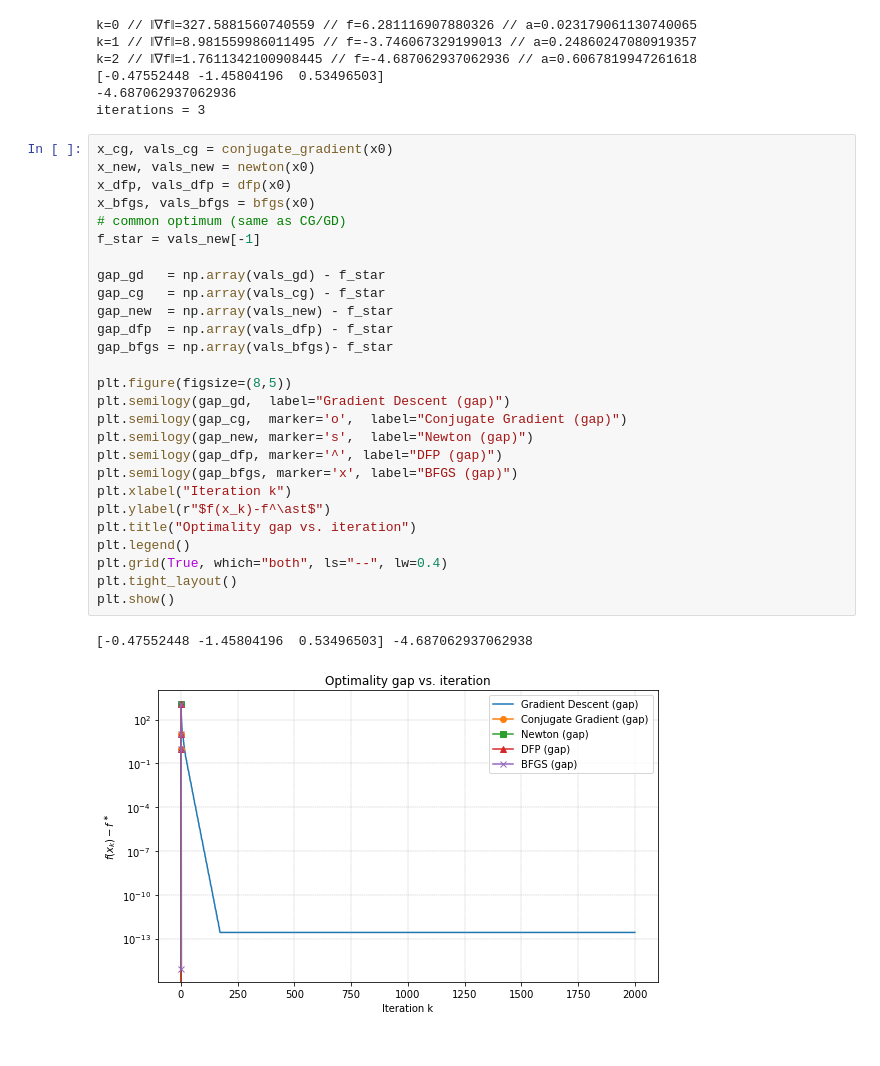
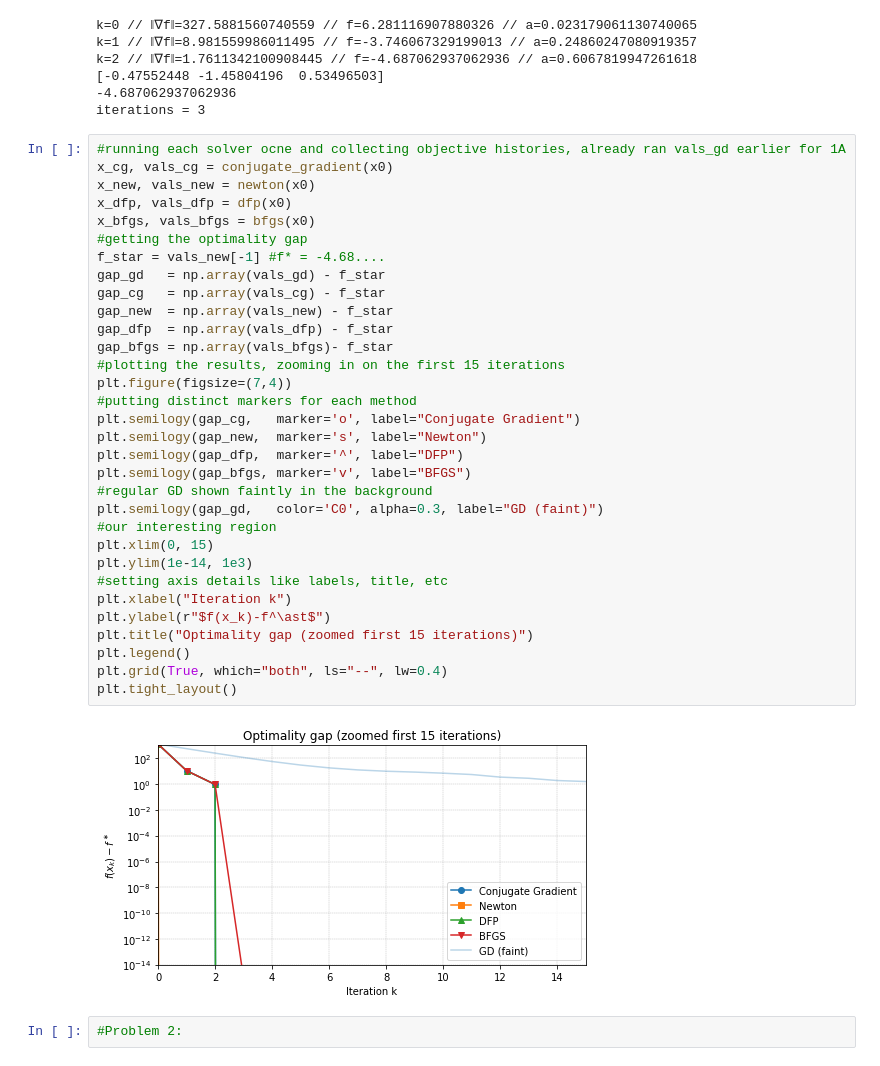
Before and after one commit to rohancodescs/learningML, a Jupyter notebook: MSML604/hw7.ipynb, the cells around one changed output. Cells and saved outputs as stored; diff of their text form.

Commit message:
done problem 1

```diff
--- a/MSML604/hw7.ipynb
+++ b/MSML604/hw7.ipynb
@@ -216,32 +215,38 @@ k=2 // ‖∇f‖=1.7611342100908445 // f=-4.687062937062936 // a=0.606781994726
 -4.687062937062936
 iterations = 3
 # %%
+#running each solver ocne and collecting objective histories, already ran vals_gd earlier for 1A
 x_cg, vals_cg = conjugate_gradient(x0)
 x_new, vals_new = newton(x0)
 x_dfp, vals_dfp = dfp(x0)
 x_bfgs, vals_bfgs = bfgs(x0)
-# common optimum (same as CG/GD)
-f_star = vals_new[-1]
-
+#getting the optimality gap
+f_star = vals_new[-1] #f* = -4.68....
 gap_gd   = np.array(vals_gd) - f_star
 gap_cg   = np.array(vals_cg) - f_star
 gap_new  = np.array(vals_new) - f_star
 gap_dfp  = np.array(vals_dfp) - f_star
 gap_bfgs = np.array(vals_bfgs)- f_star
-
-plt.figure(figsize=(8,5))
-plt.semilogy(gap_gd,  label="Gradient Descent (gap)")
-plt.semilogy(gap_cg,  marker='o',  label="Conjugate Gradient (gap)")
-plt.semilogy(gap_new, marker='s',  label="Newton (gap)")
-plt.semilogy(gap_dfp, marker='^', label="DFP (gap)")
-plt.semilogy(gap_bfgs, marker='x', label="BFGS (gap)")
+#plotting the results, zooming in on the first 15 iterations
+plt.figure(figsize=(7,4))
+#putting distinct markers for each method
+plt.semilogy(gap_cg,   marker='o', label="Conjugate Gradient")
+plt.semilogy(gap_new,  marker='s', label="Newton")
+plt.semilogy(gap_dfp,  marker='^', label="DFP")
+plt.semilogy(gap_bfgs, marker='v', label="BFGS")
+#regular GD shown faintly in the background
+plt.semilogy(gap_gd,   color='C0', alpha=0.3, label="GD (faint)")
+#our interesting region
+plt.xlim(0, 15)
+plt.ylim(1e-14, 1e3)
+#setting axis details like labels, title, etc
 plt.xlabel("Iteration k")
 plt.ylabel(r"$f(x_k)-f^\ast$")
-plt.title("Optimality gap vs. iteration")
+plt.title("Optimality gap (zoomed first 15 iterations)")
 plt.legend()
 plt.grid(True, which="both", ls="--", lw=0.4)
 plt.tight_layout()
-plt.show()
 # %% [output]
-[-0.47552448 -1.45804196  0.53496503] -4.687062937062938
-[figure, old version]
+[figure, new version]
+# %%
+#Problem 2:
```
Also changed, not shown: parts of 2 cells of this notebook.
